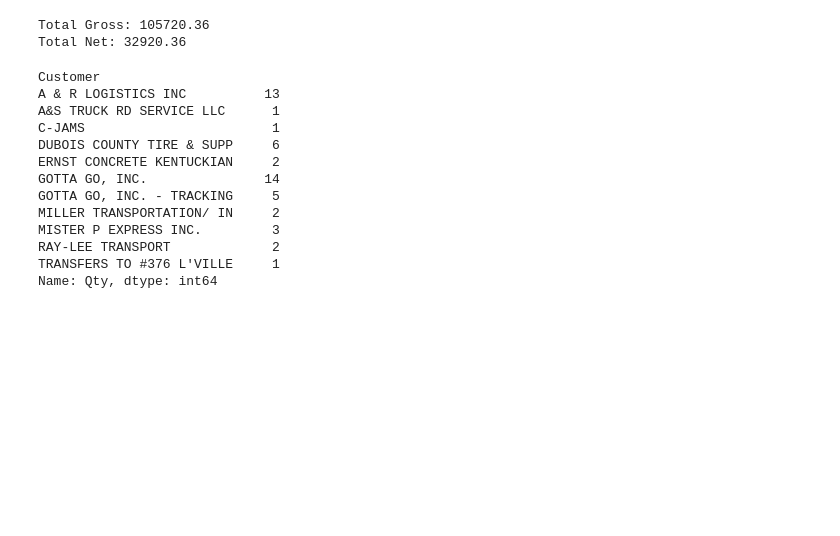
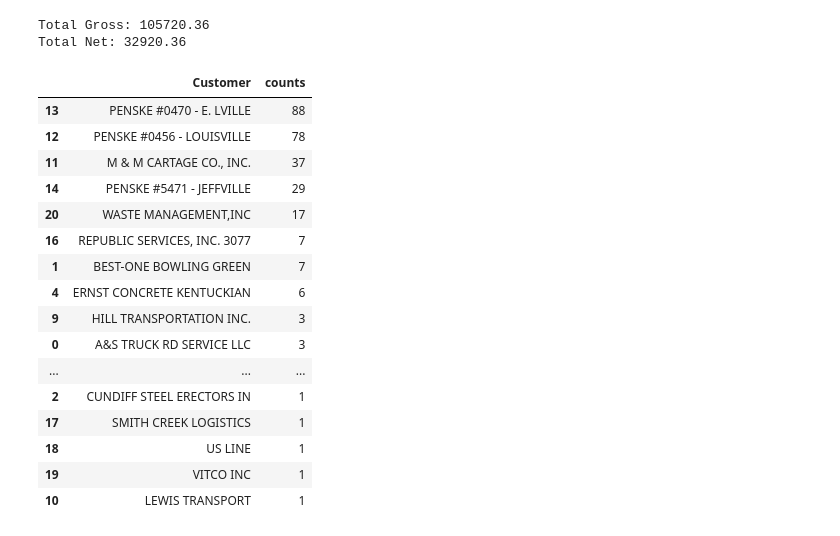
Before and after one commit to dmorton714/vis, a Jupyter notebook: vis.ipynb, the cells around one changed output. Drawn from its saved outputs; the diff is of its cells as text; code cells hidden in the pictures; blank space fills up the shorter version.

Commit message:
group by working

```diff
--- a/vis.ipynb
+++ b/vis.ipynb
@@ -373,19 +375,28 @@ print('Total Net:',(Total_net))
 [figure]
 Total Gross: 105720.36
 Total Net: 32920.36
-# %%
-df1.groupby(["Customer"])["Qty"].agg('count')
-# %% [output]
-Customer
-A & R LOGISTICS INC          13
-A&S TRUCK RD SERVICE LLC      1
-C-JAMS                        1
-DUBOIS COUNTY TIRE & SUPP     6
-ERNST CONCRETE KENTUCKIAN     2
-GOTTA GO, INC.               14
-GOTTA GO, INC. - TRACKING     5
-MILLER TRANSPORTATION/ IN     2
-MISTER P EXPRESS INC.         3
-RAY-LEE TRANSPORT             2
-TRANSFERS TO #376 L'VILLE     1
-Name: Qty, dtype: int64
+# %%
+# df5.groupby(["Customer"])["Qty"].agg('count')
+by_cust =(df5['Customer']).value_counts().sort_index()
+df5_customer = by_cust.rename_axis('Customer').reset_index(name='counts')
+# df5_customer.sort_values(by=['counts'], reverse=True)
+df5_customer.sort_values(by=['counts'], ascending=False, inplace=True)
+df5_customer
+# %% [output]
+|  | Customer | counts |
+| 13 | PENSKE #0470 - E. LVILLE | 88 |
+| 12 | PENSKE #0456 - LOUISVILLE | 78 |
+| 11 | M & M CARTAGE CO., INC. | 37 |
+| 14 | PENSKE #5471 - JEFFVILLE | 29 |
+| 20 | WASTE MANAGEMENT,INC | 17 |
+| 16 | REPUBLIC SERVICES, INC. 3077 | 7 |
+| 1 | BEST-ONE BOWLING GREEN | 7 |
+| 4 | ERNST CONCRETE KENTUCKIAN | 6 |
+| 9 | HILL TRANSPORTATION INC. | 3 |
+| 0 | A&S TRUCK RD SERVICE LLC | 3 |
+| ... | ... | ... |
+| 2 | CUNDIFF STEEL ERECTORS IN | 1 |
+| 17 | SMITH CREEK LOGISTICS | 1 |
+| 18 | US LINE | 1 |
+| 19 | VITCO INC | 1 |
+| 10 | LEWIS TRANSPORT | 1 |
```
Also changed, not shown: parts of 9 cells of this notebook.
